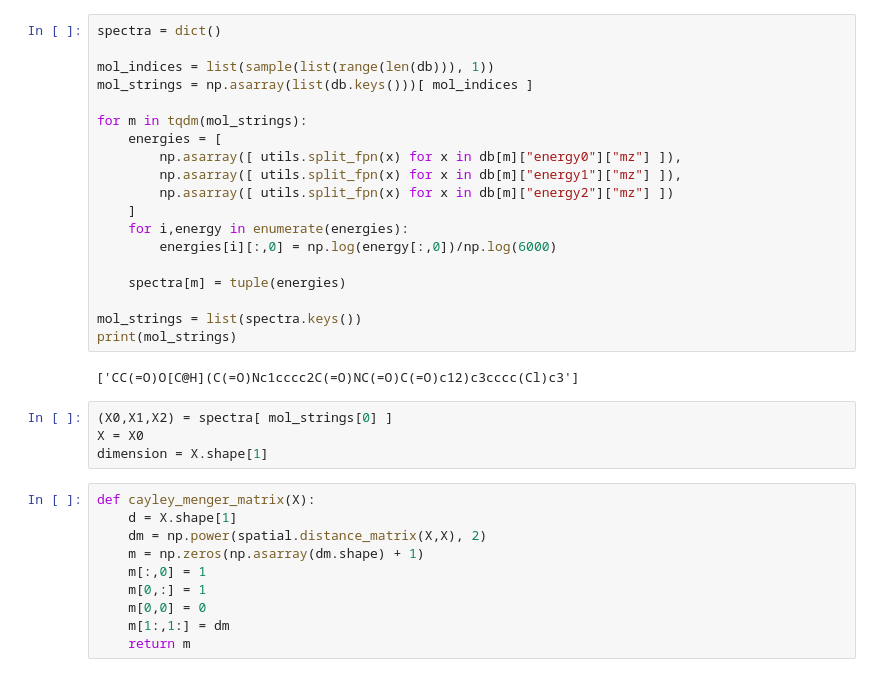
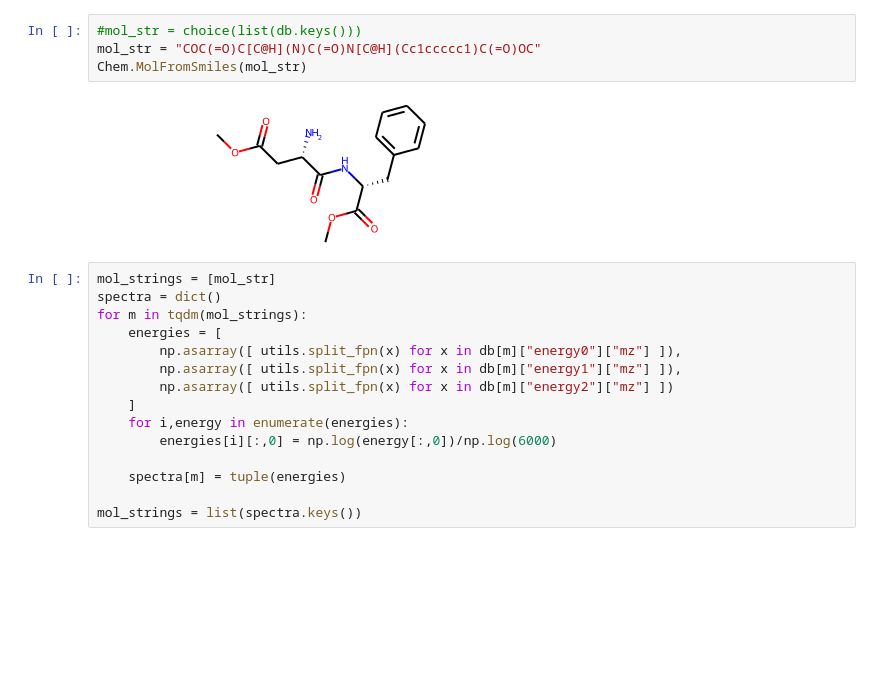
Before and after one commit to axean/mstda, a Jupyter notebook: front_page_.ipynb, the cells around one changed output. Saved outputs shown, nothing was run; the diff lists cells and outputs as text; blank space fills up the shorter version.

```diff
--- a/front_page_.ipynb
+++ b/front_page_.ipynb
@@ -23,9 +18,12 @@ with open("data/Drugbank2019_MS_CFMID4.0.json", mode = "r") as drugbank:
+# %%
+#mol_str = choice(list(db.keys()))
+mol_str = "COC(=O)C[C@H](N)C(=O)N[C@H](Cc1ccccc1)C(=O)OC"
+Chem.MolFromSmiles(mol_str)
+# %% [output]
+[figure, added]
 # %%
+mol_strings = [mol_str]
 spectra = dict()
-
-mol_indices = list(sample(list(range(len(db))), 1))
-mol_strings = np.asarray(list(db.keys()))[ mol_indices ]
-
 for m in tqdm(mol_strings):
     energies = [
         np.asarray([ utils.split_fpn(x) for x in db[m]["energy0"]["mz"] ]),
@@ -38,20 +36,3 @@ for m in tqdm(mol_strings):
     spectra[m] = tuple(energies)
 
 mol_strings = list(spectra.keys())
-print(mol_strings)
-# %% [output]
-['CC(=O)O[C@H](C(=O)Nc1cccc2C(=O)NC(=O)C(=O)c12)c3cccc(Cl)c3']
-# %%
-(X0,X1,X2) = spectra[ mol_strings[0] ]
-X = X0
-dimension = X.shape[1]
-# %%
-def cayley_menger_matrix(X):
-    d = X.shape[1]
-    dm = np.power(spatial.distance_matrix(X,X), 2)
-    m = np.zeros(np.asarray(dm.shape) + 1)
-    m[:,0] = 1
-    m[0,:] = 1
-    m[0,0] = 0
-    m[1:,1:] = dm
-    return m
```
Also changed, not shown: parts of 6 cells of this notebook, 2 other files.
